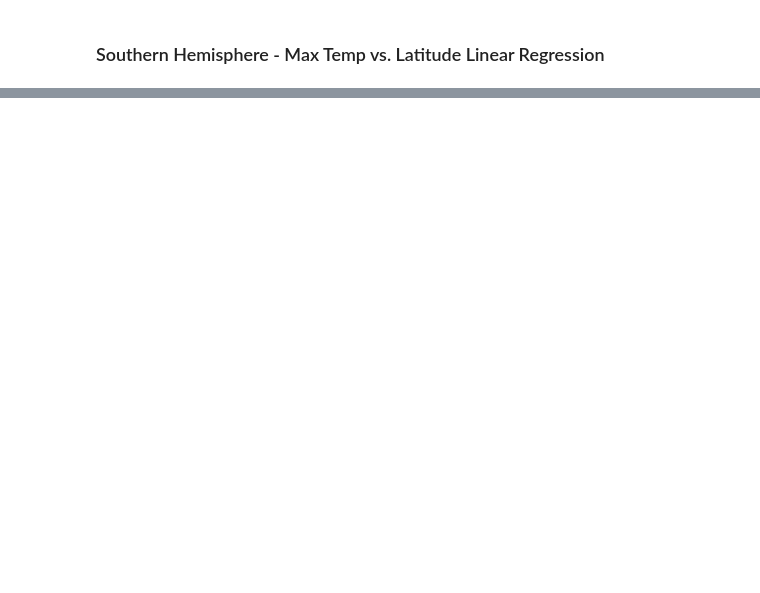
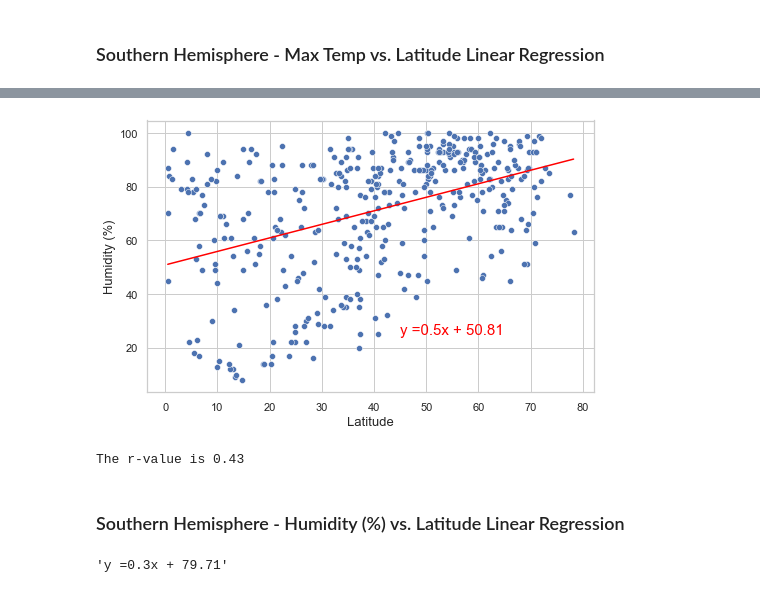
Before and after one commit to JBGA21/python-api-challenge, a Jupyter notebook: WeatherPy/WeatherPy.ipynb, the cells around one changed output, grey strips where cells are left out. Cells and saved outputs as stored; diff of their text form; code cells hidden in the pictures; blank space fills up the shorter version.

```diff
--- a/WeatherPy/WeatherPy.ipynb
+++ b/WeatherPy/WeatherPy.ipynb
@@ -353,0 +377,35 @@ The r-value is 0.52
+# %%
+# Plot the linear regression into the scatter plot
+sns.set(style='whitegrid')
+
+fig, ax = plt.subplots(figsize=(8,5))
+
+sns.scatterplot(data=northern_hemisphere, x= x_vals_nlat, y= y_vals_nhum)
+sns.lineplot(data=northern_hemisphere, x= x_vals_nlat, y=nhh_fit, color='red')
+plt.annotate(line_eq_nhh, (45,25), color='red', fontsize=15)
+
+ax.set_xlabel('Latitude', fontsize=13)
+ax.set_ylabel('Humidity (%)', fontsize=13)
+
+plt.show()
+print(f'The r-value is {round(nhh_rvalue,2)}')
+# %% [output]
+[figure, added]
+The r-value is 0.43
+# %% [markdown]
+### Southern Hemisphere - Humidity (%) vs. Latitude Linear Regression
+# %%
+x_vals_slat = southern_hemisphere['Latitude']
+y_vals_shum = southern_hemisphere['Humidity']
+
+# Perform the linear regression
+(shh_slope, shh_intercept, shh_rvalue, shh_pvalue, shh_stderr) = linregress(x_vals_slat, y_vals_shum)
+
+# Create equation of line to calculate predicted value
+shh_fit = shh_slope*x_vals_slat + shh_intercept
+
+line_eq_shh = 'y =' + str(round(shh_slope, 2)) + 'x + ' + str(round(shh_intercept, 2))
+
+line_eq_shh
+# %% [output]
+'y =0.3x + 79.71'
```
Also changed, not shown: parts of 31 cells of this notebook, 1 other file.
